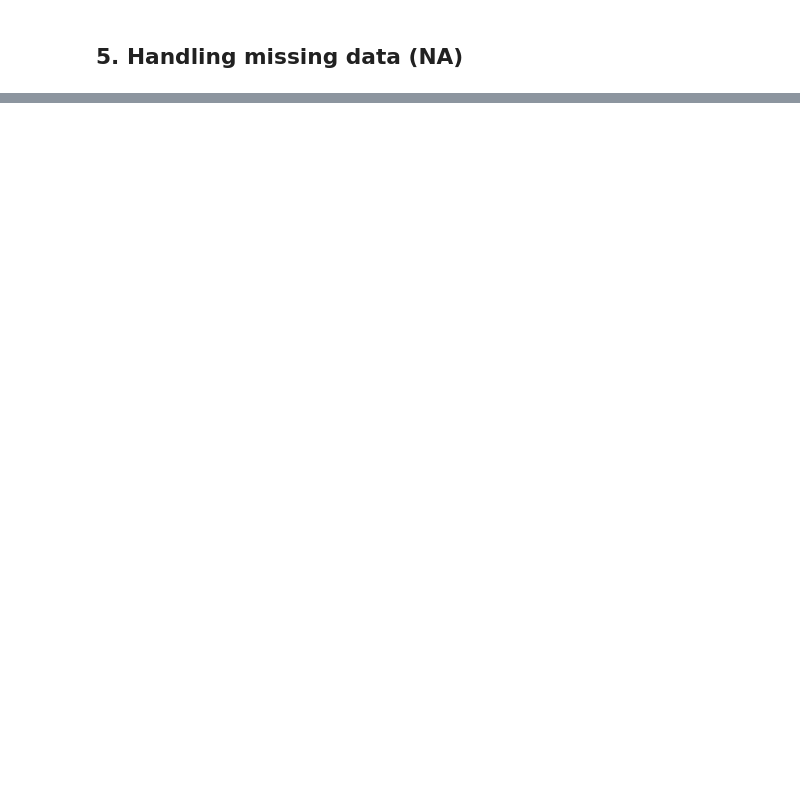
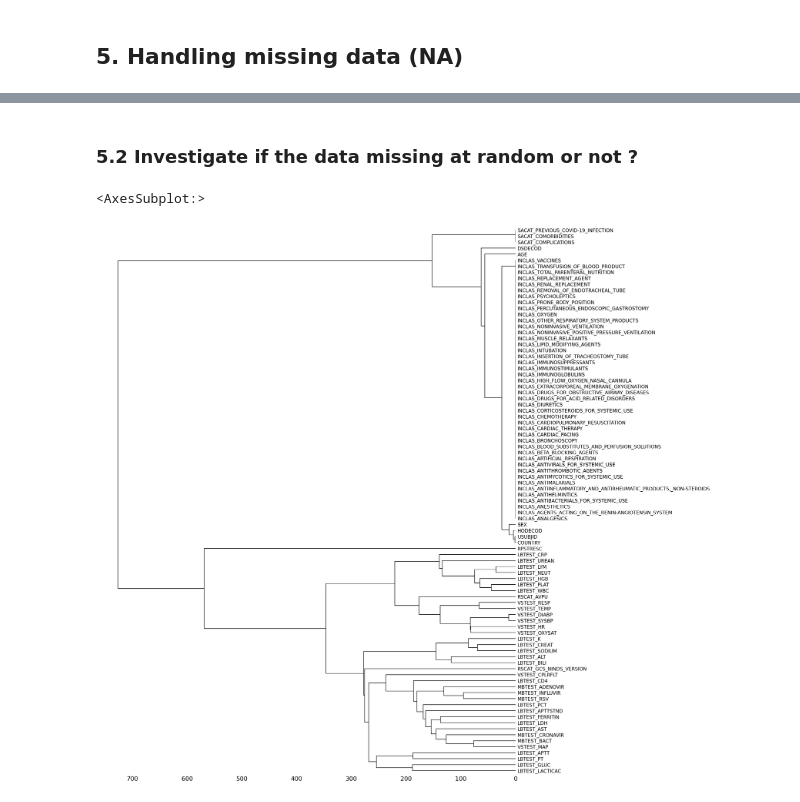
Before and after one commit to CS-433/ml-project-2-digdata_project2, a Jupyter notebook: data_selection.ipynb, the cells around one changed output, grey strips where cells are left out. Drawn from its saved outputs; the diff is of its cells as text; code cells hidden in the pictures; blank space fills up the shorter version.

```diff
--- a/data_selection.ipynb
+++ b/data_selection.ipynb
@@ -2246,0 +2266,4 @@ Text(0.5, 1.0, 'Null values pourcentage')
+# %%
+# Delete columns with more than 10000 non NA values
+df_matrixAll_woTime_woNA = df_matrixAll_woTime.dropna(thresh=10000, axis=1)
+df_matrixAll_woTime_woNA.shape
@@ -2246,0 +2292,8 @@ Text(0.5, 1.0, 'Null values pourcentage')
+# %% [markdown]
+### 5.2 Investigate if the data missing at random or not ?
+# %%
+# Missingness Dendrogram
+msno.dendrogram(df_matrixAll_woTime_woNA)
+# %% [output]
+<AxesSubplot:>
+[figure, added]
```
Also changed, not shown: parts of 31 cells of this notebook, 2 other files.
